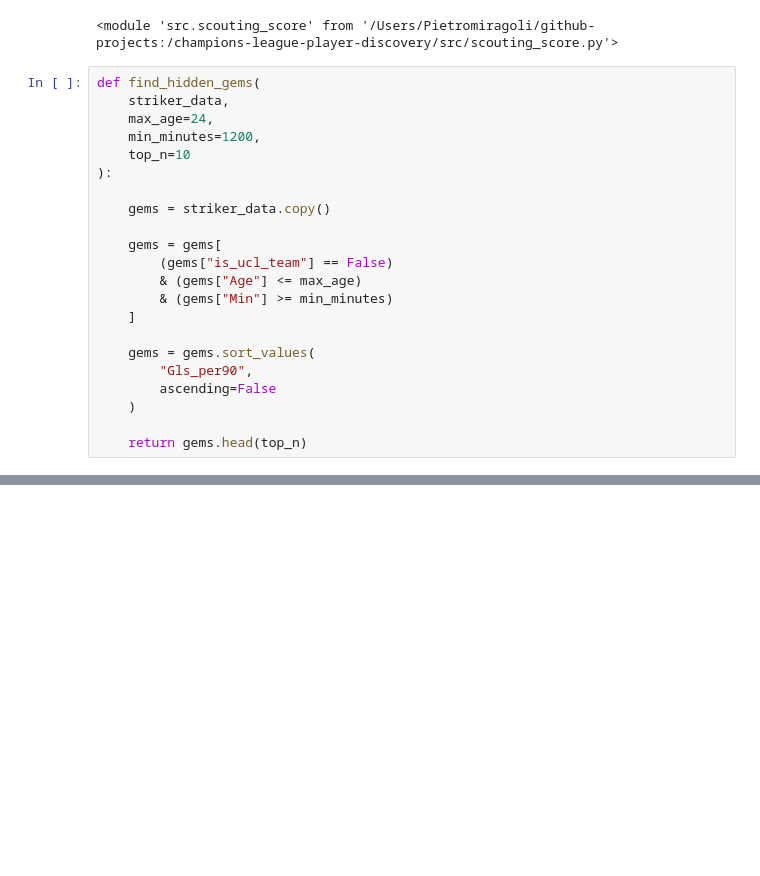
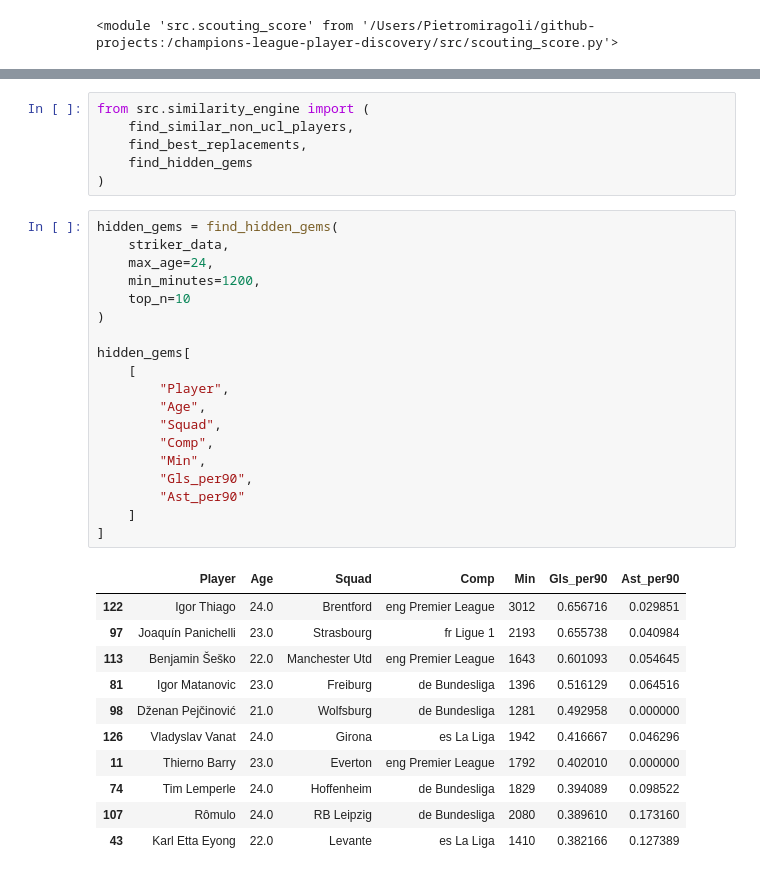
Before and after one commit to pie98git/champions-league-player-discovery, a Jupyter notebook: notebooks/02_similarity_engine.ipynb, the cells around one changed output, grey strips where cells are left out. Cells and saved outputs as stored; diff of their text form; blank space fills up the shorter version.

```diff
--- a/notebooks/02_similarity_engine.ipynb
+++ b/notebooks/02_similarity_engine.ipynb
@@ -327,25 +317,3 @@ import src.scouting_score
 importlib.reload(src.scouting_score)
 # %% [output]
 <module 'src.scouting_score' from '/Users/Pietromiragoli/github-projects:/champions-league-player-discovery/src/scouting_score.py'>
-# %%
-def find_hidden_gems(
-    striker_data,
-    max_age=24,
-    min_minutes=1200,
-    top_n=10
-):
-
-    gems = striker_data.copy()
-
-    gems = gems[
-        (gems["is_ucl_team"] == False)
-        & (gems["Age"] <= max_age)
-        & (gems["Min"] >= min_minutes)
-    ]
-
-    gems = gems.sort_values(
-        "Gls_per90",
-        ascending=False
-    )
-
-    return gems.head(top_n)
@@ -351,0 +327,37 @@ def find_hidden_gems(
+# %%
+from src.similarity_engine import (
+    find_similar_non_ucl_players,
+    find_best_replacements,
+    find_hidden_gems
+)
+# %%
+hidden_gems = find_hidden_gems(
+    striker_data,
+    max_age=24,
+    min_minutes=1200,
+    top_n=10
+)
+
+hidden_gems[
+    [
+        "Player",
+        "Age",
+        "Squad",
+        "Comp",
+        "Min",
+        "Gls_per90",
+        "Ast_per90"
+    ]
+]
+# %% [output]
+|  | Player | Age | Squad | Comp | Min | Gls_per90 | Ast_per90 |
+| 122 | Igor Thiago | 24.0 | Brentford | eng Premier League | 3012 | 0.656716 | 0.029851 |
+| 97 | Joaquín Panichelli | 23.0 | Strasbourg | fr Ligue 1 | 2193 | 0.655738 | 0.040984 |
+| 113 | Benjamin Šeško | 22.0 | Manchester Utd | eng Premier League | 1643 | 0.601093 | 0.054645 |
+| 81 | Igor Matanovic | 23.0 | Freiburg | de Bundesliga | 1396 | 0.516129 | 0.064516 |
+| 98 | Dženan Pejčinović | 21.0 | Wolfsburg | de Bundesliga | 1281 | 0.492958 | 0.000000 |
+| 126 | Vladyslav Vanat | 24.0 | Girona | es La Liga | 1942 | 0.416667 | 0.046296 |
+| 11 | Thierno Barry | 23.0 | Everton | eng Premier League | 1792 | 0.402010 | 0.000000 |
+| 74 | Tim Lemperle | 24.0 | Hoffenheim | de Bundesliga | 1829 | 0.394089 | 0.098522 |
+| 107 | Rômulo | 24.0 | RB Leipzig | de Bundesliga | 2080 | 0.389610 | 0.173160 |
+| 43 | Karl Etta Eyong | 22.0 | Levante | es La Liga | 1410 | 0.382166 | 0.127389 |
```
Also changed, not shown: parts of 5 cells of this notebook, 7 other files.
